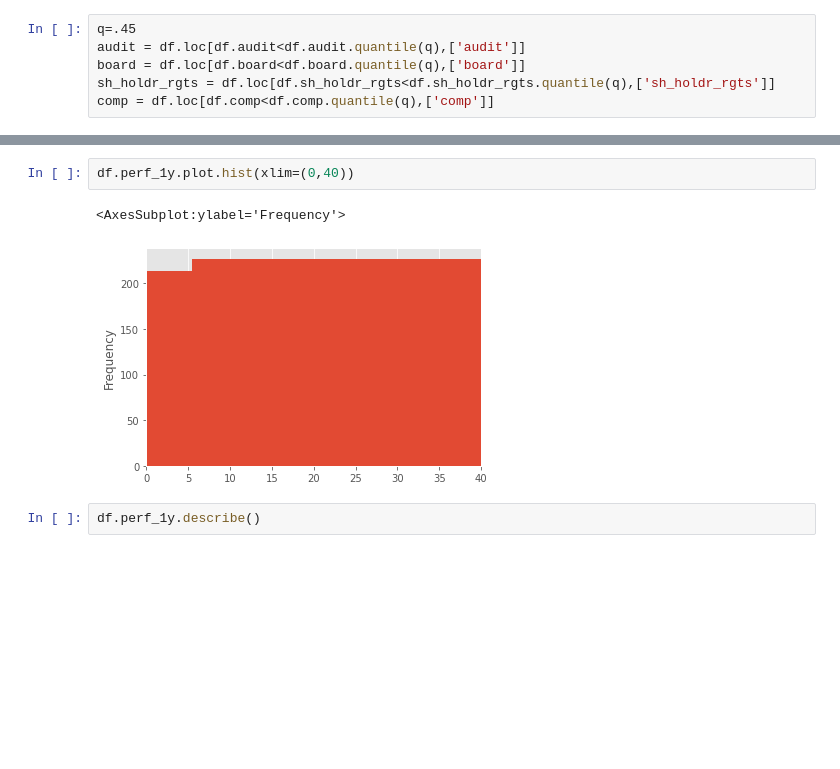
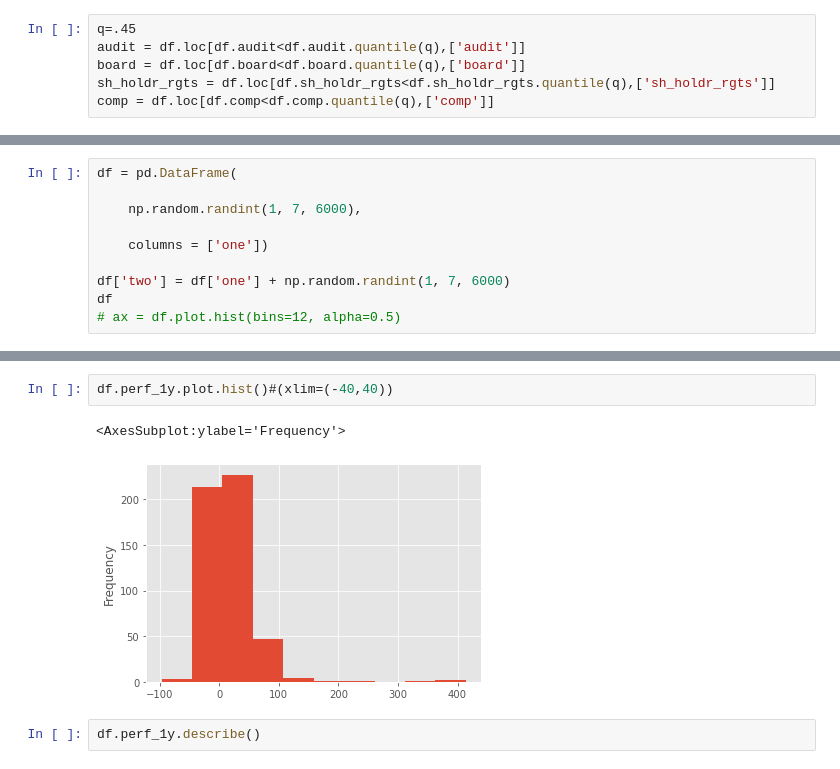
Before and after one commit to egn202/Python_Scrapy_SP500_Stocks, a Jupyter notebook: clean_data/data_analysis_esg_governance.ipynb, the cells around one changed output, grey strips where cells are left out. Cells and saved outputs as stored; diff of their text form; blank space fills up the shorter version.

```diff
--- a/clean_data/data_analysis_esg_governance.ipynb
+++ b/clean_data/data_analysis_esg_governance.ipynb
@@ -92,3 +93,13 @@ merge1.describe()
 | 50% | 2.500000 | 2.000000 | 3.000000 |
 | 75% | 3.000000 | 4.000000 | 3.000000 |
 | max | 4.000000 | 4.000000 | 4.000000 |
+# %%
+df = pd.DataFrame(
+
+    np.random.randint(1, 7, 6000),
+
+    columns = ['one'])
+
+df['two'] = df['one'] + np.random.randint(1, 7, 6000)
+df
+# ax = df.plot.hist(bins=12, alpha=0.5)
@@ -95,8 +132,8 @@ merge1.describe()
 # %%
-df.perf_1y.plot.hist(xlim=(0,40))
+df.perf_1y.plot.hist()#(xlim=(-40,40))
 # %% [output]
 <AxesSubplot:ylabel='Frequency'>
-[figure, old version]
+[figure, new version]
 # %%
 df.perf_1y.describe()
 # %% [output]
```
Also changed, not shown: parts of 7 cells of this notebook, 2 other files.
